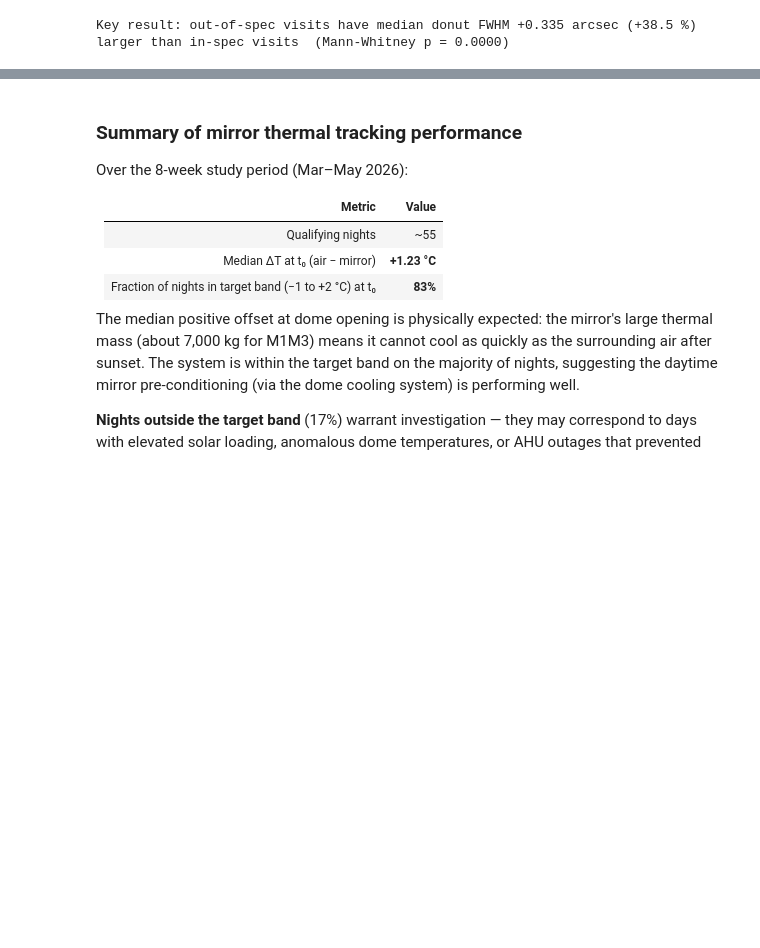
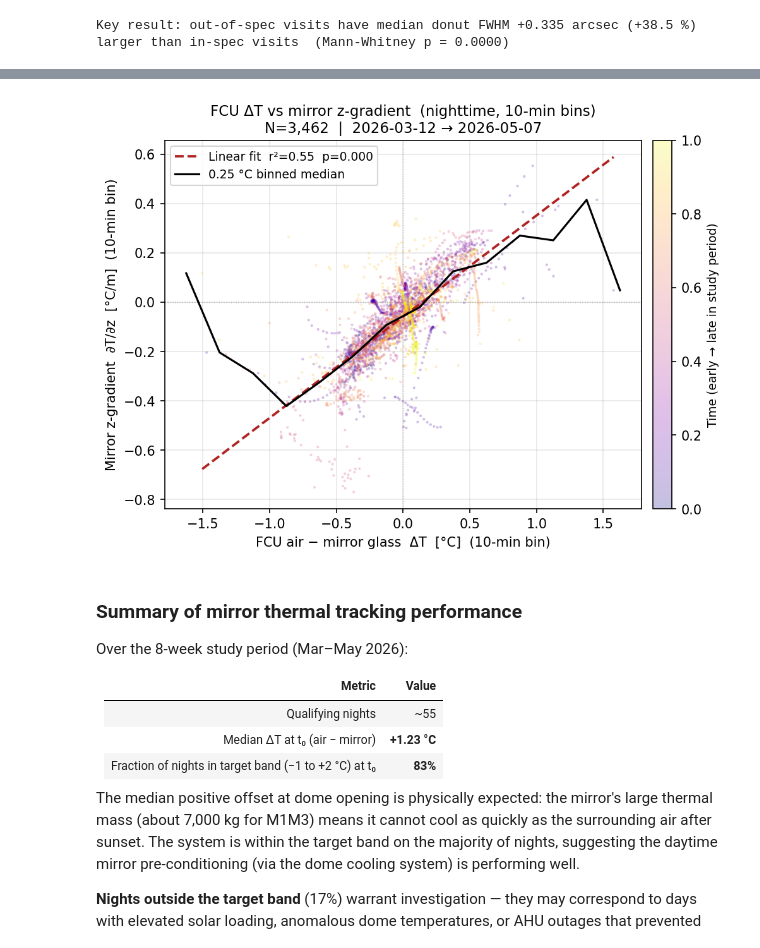
Before and after one commit to bstalder/notebooks, a Jupyter notebook: earlyoperations/thermal/Mirror_Thermal_Tracking.ipynb, the cells around one changed output, grey strips where cells are left out. Drawn from its saved outputs; the diff is of its cells as text; code cells hidden in the pictures; blank space fills up the shorter version.

```diff
--- a/earlyoperations/thermal/Mirror_Thermal_Tracking.ipynb
+++ b/earlyoperations/thermal/Mirror_Thermal_Tracking.ipynb
@@ -849,0 +961,94 @@ Key result: out-of-spec visits have median donut FWHM +0.335 arcsec (+38.5 %) la
+# %%
+# ── Resample to 10-min, filter to nighttime, scatter plot ───────────────────
+if df_fcu_glass is None or df_grad_fcu is None:
+    print("Insufficient data — skipping FCU ΔT vs z-gradient scatter.")
+else:
+    # 10-min resampling
+    _fcu_10m  = df_fcu_glass["fcu_dT"].resample("10min").mean()
+    _grad_10m = df_grad_fcu["z_gradient"].resample("10min").mean()
+
+    _fcu_r  = _fcu_10m.reset_index()
+    _grad_r = _grad_10m.reset_index()
+    _fcu_r.columns  = ["ts", "fcu_dT"]
+    _grad_r.columns = ["ts", "z_gradient"]
+    _fcu_r["ts"]  = pd.to_datetime(_fcu_r["ts"],  utc=True)
+    _grad_r["ts"] = pd.to_datetime(_grad_r["ts"], utc=True)
+
+    _merged = pd.merge_asof(
+        _fcu_r.sort_values("ts"),
+        _grad_r.sort_values("ts"),
+        on="ts",
+        tolerance=pd.Timedelta("10min"),
+        direction="nearest",
+    ).dropna().set_index("ts")
+
+    # ── Nighttime filter: within [t0 - 0.5h, t0 + 10h] per night ──────────
+    _night_mask = pd.Series(False, index=_merged.index)
+    for _nd in night_dates:
+        _t0 = evening_nautical_twilight(_nd)
+        if _t0 is None:
+            continue
+        import datetime as _dt
+        _ts = (_t0 - TimeDelta(PLOT_HOURS_BEFORE_T0 * u.hour)).to_datetime(
+                  timezone=_dt.timezone.utc)
+        _te = (_t0 + TimeDelta(PLOT_HOURS_AFTER_T0  * u.hour)).to_datetime(
+                  timezone=_dt.timezone.utc)
+        _night_mask |= (_merged.index >= pd.Timestamp(_ts)
+                        ) & (_merged.index <= pd.Timestamp(_te))
+
+    _merged_night = _merged[_night_mask].copy()
+    print(f"Nighttime 10-min samples: {len(_merged_night)}")
+    print(_merged_night[["fcu_dT", "z_gradient"]].describe().round(3))
+
+    if len(_merged_night) >= 10:
+        from scipy import stats as _scipy_stats
+
+        _x = np.asarray(_merged_night["fcu_dT"].values,     dtype=float)
+        _y = np.asarray(_merged_night["z_gradient"].values,  dtype=float)
+        _msk = np.isfinite(_x) & np.isfinite(_y)
+        _x, _y = _x[_msk], _y[_msk]
+
+        _dates = _merged_night.index[_msk]
+        _c_norm = (_dates.asi8 - _dates.asi8.min()) / (
+            _dates.asi8.max() - _dates.asi8.min() + 1
+        )
+
+        _slp, _int, _r, _p, _ = _scipy_stats.linregress(_x, _y)
+        _r2 = _r ** 2
+
+        fig, ax = plt.subplots(figsize=(7, 5))
+        sc = ax.scatter(_x, _y, c=_c_norm, cmap="plasma", s=4, alpha=0.25,
+                        edgecolors="none", rasterized=True, zorder=3)
+        _xl = np.array([_x.min(), _x.max()])
+        ax.plot(_xl, _slp * _xl + _int, "--", color="firebrick", lw=1.8, zorder=4,
+                label=f"Linear fit  r²={_r2:.2f}  p={_p:.3f}")
+        # 0.25 °C binned median
+        _bins = np.arange(np.floor(_x.min()*4)/4, np.ceil(_x.max()*4)/4 + 0.25, 0.25)
+        _bmed = [np.nanmedian(_y[(_x >= lo) & (_x < lo + 0.25)]) for lo in _bins[:-1]]
+        _bctr = _bins[:-1] + 0.125
+        _bv   = np.isfinite(_bmed)
+        ax.plot(_bctr[_bv], np.array(_bmed)[_bv], "-", color="black", lw=1.5,
+                zorder=5, label="0.25 °C binned median")
+        ax.axhline(0, color="gray", lw=0.7, ls=":", alpha=0.5)
+        ax.axvline(0, color="gray", lw=0.7, ls=":", alpha=0.5)
+        cb = fig.colorbar(sc, ax=ax, pad=0.02)
+        cb.set_label("Time (early → late in study period)", fontsize=9)
+        ax.set_xlabel("FCU air − mirror glass  ΔT  [°C]  (10-min bin)", fontsize=10)
+        ax.set_ylabel("Mirror z-gradient  ∂T/∂z  [°C/m]  (10-min bin)", fontsize=10)
+        ax.set_title(
+            f"FCU ΔT vs mirror z-gradient  (nighttime, 10-min bins)\n"
+            f"N={len(_x):,}  |  {night_dates[0]} → {night_dates[-1]}",
+            fontsize=11,
+        )
+        ax.legend(fontsize=9)
+        ax.grid(True, alpha=0.3)
+        plt.tight_layout()
+        plt.savefig(
+            f"Mirror_FCU_dT_vs_z_gradient_nighttime_10min_{night_dates[0]}_{night_dates[-1]}.pdf",
+            dpi=150, bbox_inches="tight",
+        )
+        plt.show()
+        print(f"\nFit: slope={_slp:.4f} (°C/m)/(°C)  r²={_r2:.3f}  p={_p:.4g}")
+    else:
+        print("Not enough nighttime data.")
+# %% [output]
@@ -850,3 +1067,4 @@ Key result: out-of-spec visits have median donut FWHM +0.335 arcsec (+38.5 %) la
+[figure, added]
 # %% [markdown]
 ### Summary of mirror thermal tracking performance
 
```
Also changed, not shown: parts of 3 cells of this notebook, 1 other file.
